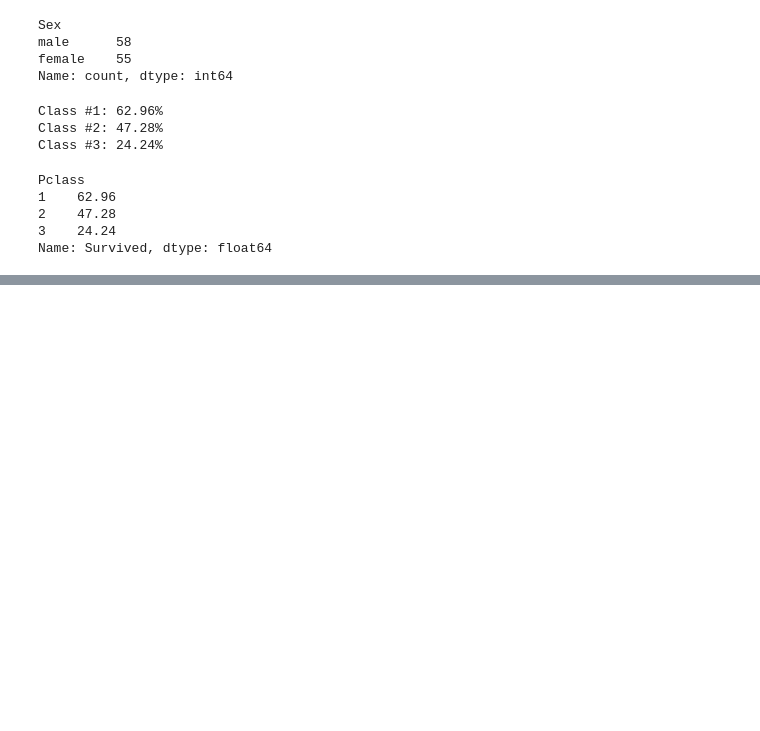
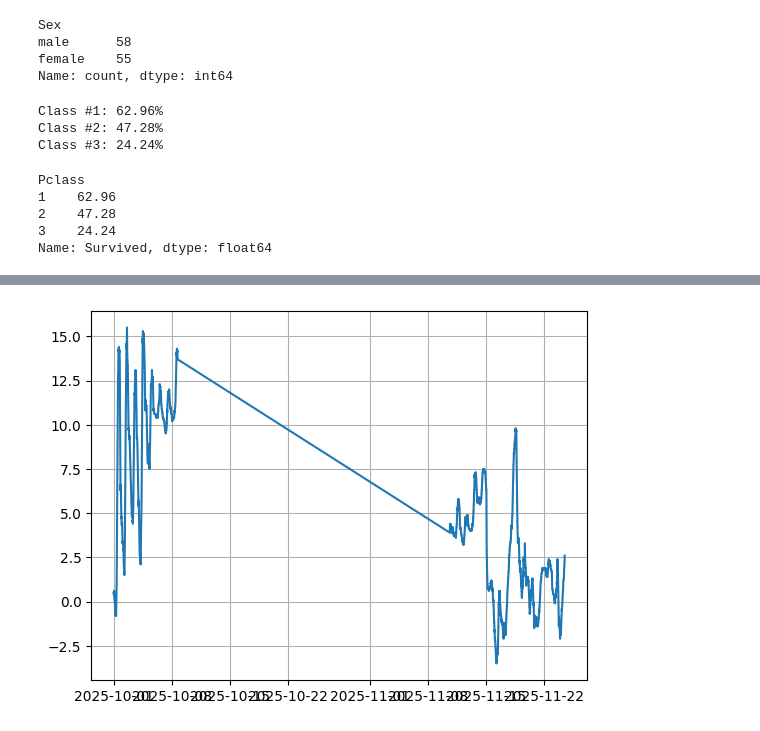
Before and after one commit to Cougar74/SGAU_operator_UAV, a Jupyter notebook: Практика/Практика - Основы Python/pandas.ipynb, the cells around one changed output, grey strips where cells are left out. Cells and saved outputs as stored; diff of their text form; code cells hidden in the pictures; blank space fills up the shorter version.

```diff
--- a/Практика/Практика - Основы Python/pandas.ipynb
+++ b/Практика/Практика - Основы Python/pandas.ipynb
@@ -548,0 +878,6 @@ Name: Survived, dtype: float64
+# %%
+plt.plot(df_meteo['Date'], df_meteo['OutTemperature'])
+plt.grid()
+plt.show()
+# %% [output]
+[figure, added]
```
Also changed, not shown: parts of 33 cells of this notebook, 1 other file.
